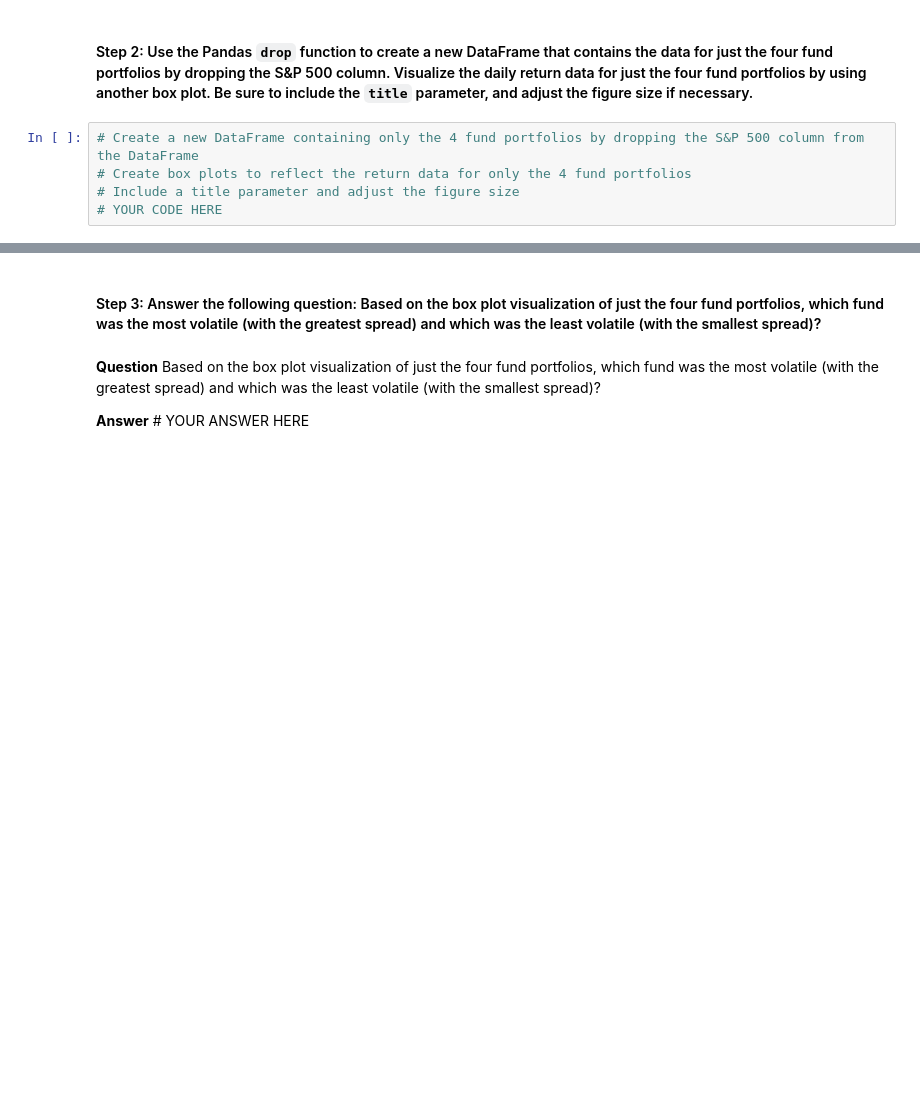
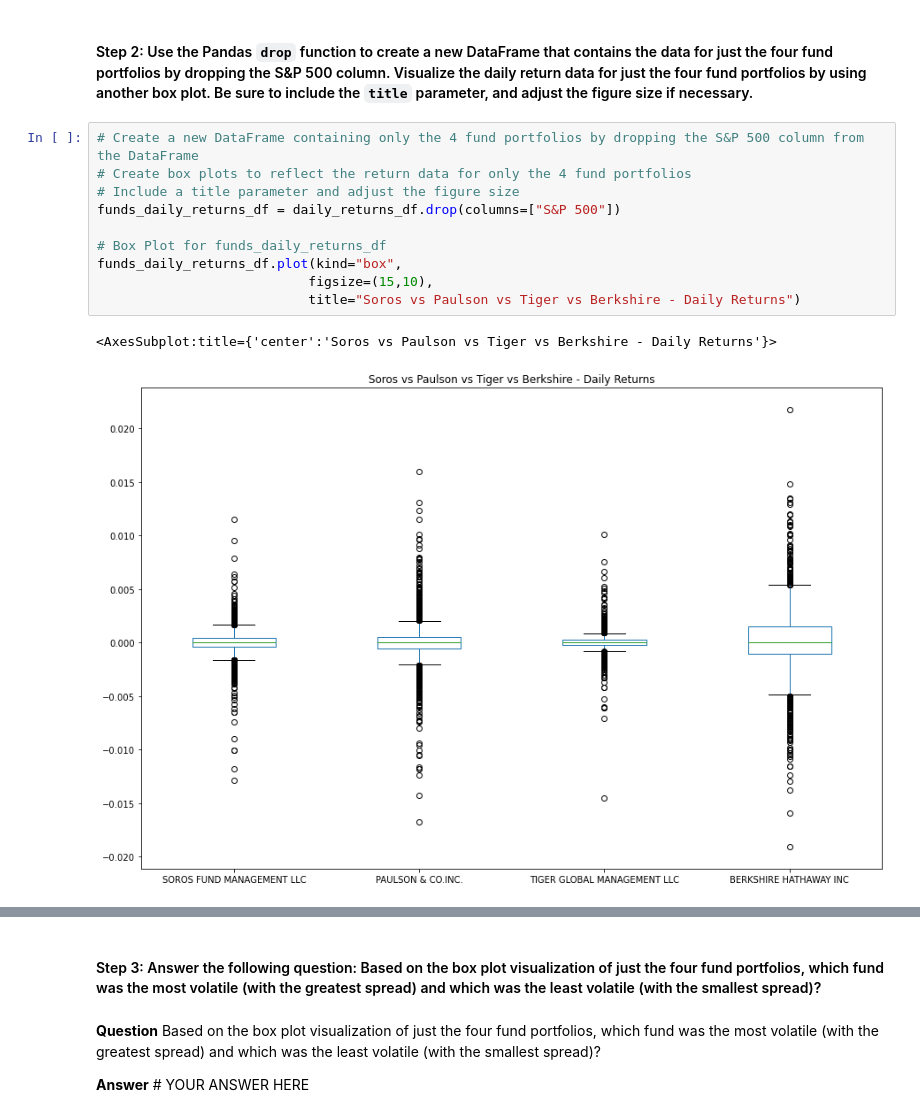
Before and after one commit to mrlandero/Risk_Return_Analysis, a Jupyter notebook: Risk_Return_Analysis/risk_return_analysis.ipynb, the cells around one changed output, grey strips where cells are left out. Saved outputs shown, nothing was run; the diff lists cells and outputs as text; blank space fills up the shorter version.

Commit message:
Generated Box Plot and Summary Statistics for just the 4 Funds

```diff
--- a/Risk_Return_Analysis/risk_return_analysis.ipynb
+++ b/Risk_Return_Analysis/risk_return_analysis.ipynb
@@ -318,5 +319,13 @@ SyntaxError: invalid syntax (<ipython-input-35-14b511f9bc3d>, line 4)
 # %%
 # Create a new DataFrame containing only the 4 fund portfolios by dropping the S&P 500 column from the DataFrame
 # Create box plots to reflect the return data for only the 4 fund portfolios
 # Include a title parameter and adjust the figure size
-# YOUR CODE HERE
+funds_daily_returns_df = daily_returns_df.drop(columns=["S&P 500"])
+
+# Box Plot for funds_daily_returns_df
+funds_daily_returns_df.plot(kind="box",
+                           figsize=(15,10),
+                           title="Soros vs Paulson vs Tiger vs Berkshire - Daily Returns")
+# %% [output]
+<AxesSubplot:title={'center':'Soros vs Paulson vs Tiger vs Berkshire - Daily Returns'}>
+[figure, added]
```
Also changed, not shown: parts of 2 cells of this notebook.
